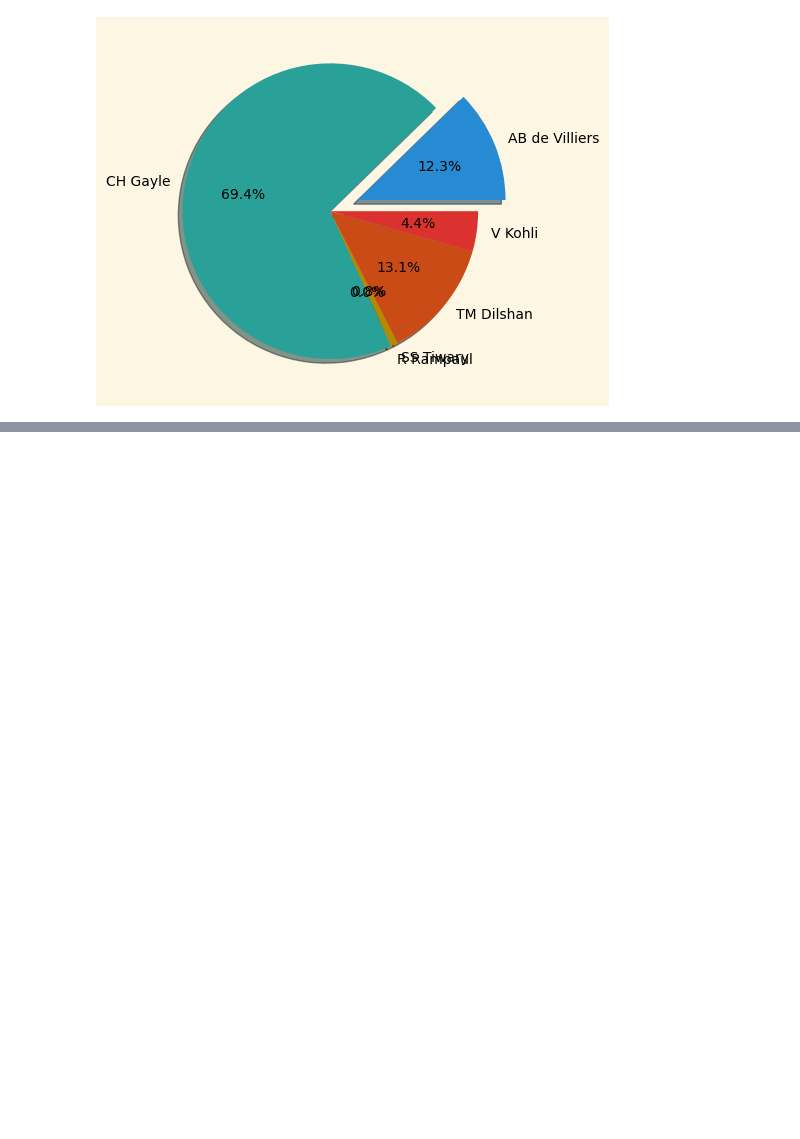
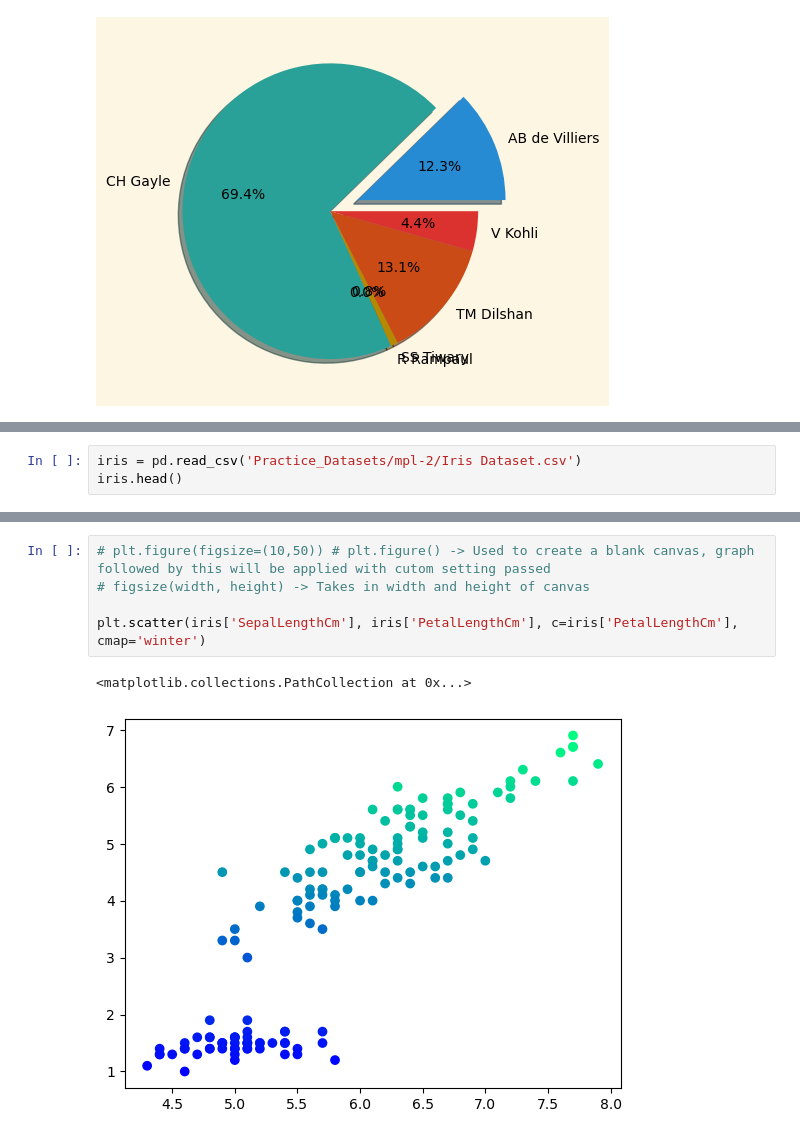
Before and after one commit to Harsith-Panda/Exploratory-Data-Analysis-And-Data-Preprocessing, a Jupyter notebook: Matplotlib.ipynb, the cells around one changed output, grey strips where cells are left out. Cells and saved outputs as stored; diff of their text form; blank space fills up the shorter version.

Commit message:
Matplotlib Basics

```diff
--- a/Matplotlib.ipynb
+++ b/Matplotlib.ipynb
@@ -352,0 +368,3 @@ plt.savefig('saved_graph_test.png')
+# %%
+iris = pd.read_csv('Practice_Datasets/mpl-2/Iris Dataset.csv')
+iris.head()
@@ -352,0 +378,8 @@ plt.savefig('saved_graph_test.png')
+# %%
+# plt.figure(figsize=(10,50)) # plt.figure() -> Used to create a blank canvas, graph followed by this will be applied with cutom setting passed
+# figsize(width, height) -> Takes in width and height of canvas
+
+plt.scatter(iris['SepalLengthCm'], iris['PetalLengthCm'], c=iris['PetalLengthCm'], cmap='winter')
+# %% [output]
+<matplotlib.collections.PathCollection at 0x...>
+[figure, added]
```
Also changed, not shown: parts of 4 cells of this notebook, 1 other file.
